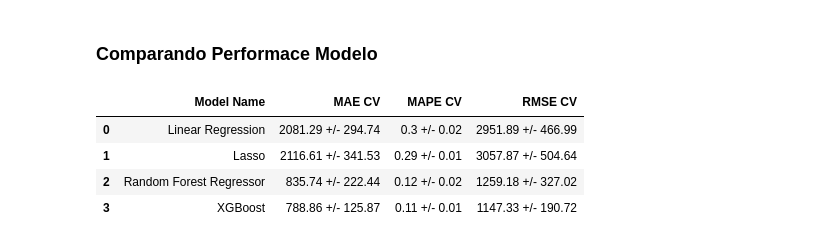
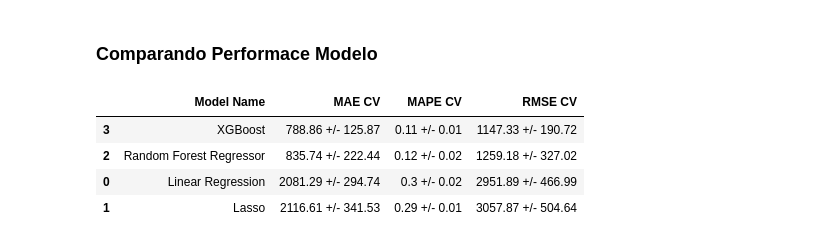
Before and after one commit to juanzimmer/Ds_em_producao, a Jupyter notebook: Rossmann_sales_prediction.ipynb, the cells around one changed output. Cells and saved outputs as stored; diff of their text form; code cells hidden in the pictures.

```diff
--- a/aula_3_analise_exploratoria.ipynb
+++ b/Rossmann_sales_prediction.ipynb
@@ -1370,29 +1370,29 @@ xgb_result'''
 # %%
 #modeling_result = pd.concat([lr_result, lrr_result, rf_result, xgb_result])
 
 #adicionado resultado a mão, para não rodar o codigo novamente
 modeling_result = {'Model Name': ['Linear Regression',
                     'Lasso',
                     'Random Forest Regressor',
                     'XGBoost'],
                     'MAE CV': ['2081.29 +/- 294.74',
                     '2116.61 +/- 341.53',
                     '835.74 +/- 222.44',
                     '788.86 +/- 125.87'],
                     'MAPE CV': ['0.3 +/- 0.02',
                     '0.29 +/- 0.01',
                     '0.12 +/- 0.02',
                     '0.11 +/- 0.01'],
                     'RMSE CV': ['2951.89 +/- 466.99',
                     '3057.87 +/- 504.64',
                     '1259.18 +/- 327.02',
                     '1147.33 +/- 190.72']}
 
 modeling_result = pd.DataFrame(modeling_result)
-modeling_result
+modeling_result.sort_values('RMSE CV')
 # %% [output]
 |  | Model Name | MAE CV | MAPE CV | RMSE CV |
+| 3 | XGBoost | 788.86 +/- 125.87 | 0.11 +/- 0.01 | 1147.33 +/- 190.72 |
+| 2 | Random Forest Regressor | 835.74 +/- 222.44 | 0.12 +/- 0.02 | 1259.18 +/- 327.02 |
 | 0 | Linear Regression | 2081.29 +/- 294.74 | 0.3 +/- 0.02 | 2951.89 +/- 466.99 |
 | 1 | Lasso | 2116.61 +/- 341.53 | 0.29 +/- 0.01 | 3057.87 +/- 504.64 |
-| 2 | Random Forest Regressor | 835.74 +/- 222.44 | 0.12 +/- 0.02 | 1259.18 +/- 327.02 |
-| 3 | XGBoost | 788.86 +/- 125.87 | 0.11 +/- 0.01 | 1147.33 +/- 190.72 |
```
Also changed, not shown: parts of 5 cells of this notebook.
